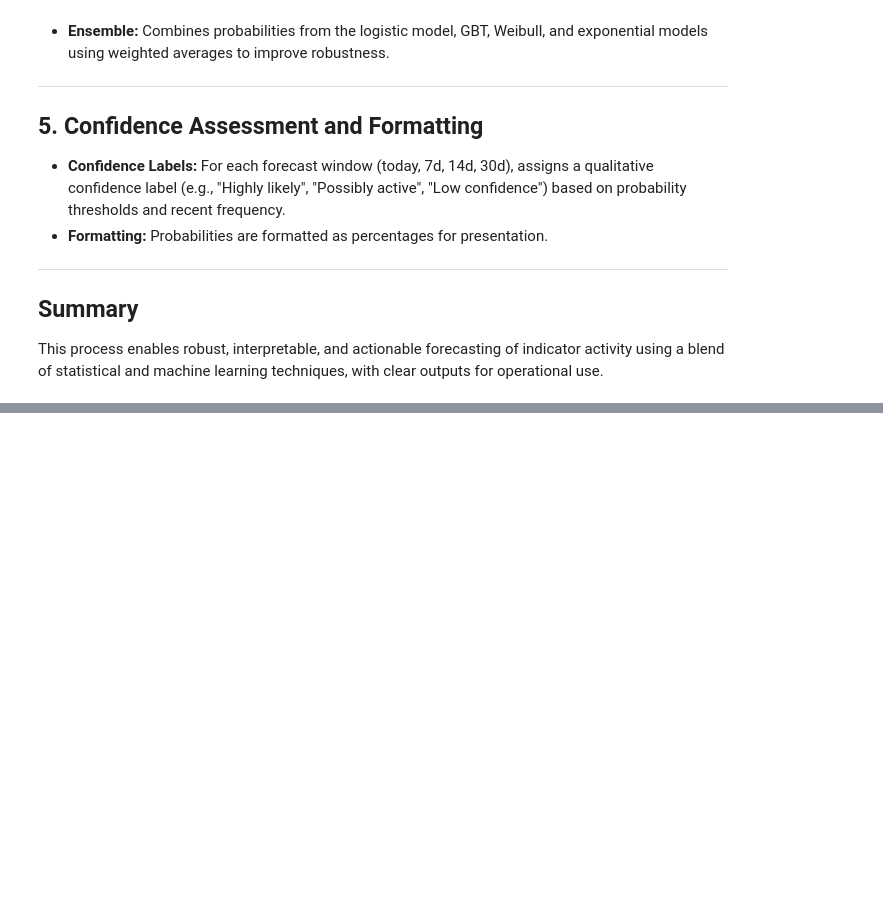
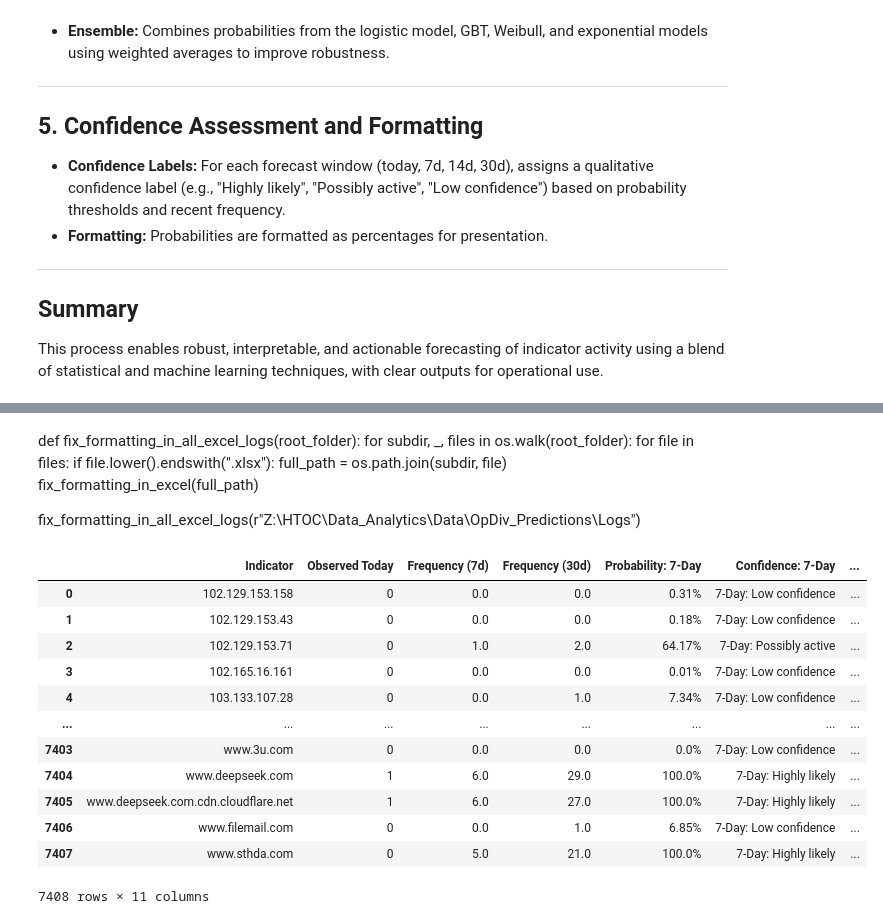
Before and after one commit to jaytlinaskew-OIS/HTOC, a Jupyter notebook: notebooks/observationEventForecasting/NextObservedIndicator.ipynb, the cells around one changed output, grey strips where cells are left out. Cells and saved outputs as stored; diff of their text form; code cells hidden in the pictures; blank space fills up the shorter version.

```diff
--- a/notebooks/observationEventForecasting/NextObservedIndicator.ipynb
+++ b/notebooks/observationEventForecasting/NextObservedIndicator.ipynb
@@ -654,0 +956,64 @@ if __name__ == "__main__":
+# %% [markdown]
+def fix_formatting_in_all_excel_logs(root_folder):
+    for subdir, _, files in os.walk(root_folder):
+        for file in files:
+            if file.lower().endswith(".xlsx"):
+                full_path = os.path.join(subdir, file)
+                fix_formatting_in_excel(full_path)
+
+fix_formatting_in_all_excel_logs(r"Z:\HTOC\Data_Analytics\Data\OpDiv_Predictions\Logs")
+# %%
+import os
+import pandas as pd
+from datetime import datetime
+
+data_path_specific = r'Z:\HTOC\Data_Analytics\Data\OpDiv_Predictions'
+
+def load_all_csvs_from_folders(root_path):
+    """
+    Recursively loads all CSV files from all subfolders under root_path into a single DataFrame.
+    Only includes files whose name ends with today's date in YYYYMMDD format (e.g., 20250616.csv).
+    Excludes folders with titles 'automation scripts', 'Logs', or 'LogsBackup'.
+    Adds a column 'Partner' with the partner name (e.g., 'CDC', 'NIH', etc) inferred from the folder name.
+    Each CSV is expected to have the same structure.
+    """
+    exclude_folders = {'automation scripts', 'Logs', 'LogsBackup'}
+    all_dfs = []
+    today_str = datetime.today().strftime("%Y%m%d")
+    for dirpath, dirnames, filenames in os.walk(root_path):
+        # Exclude directories if any part of the path matches excluded names
+        if any(ex in os.path.normpath(dirpath).split(os.sep) for ex in exclude_folders):
+            continue
+        partner = os.path.basename(dirpath)
+        for fname in filenames:
+            if fname.lower().endswith(f"{today_str}.csv"):
+                fpath = os.path.join(dirpath, fname)
+                try:
+                    df = pd.read_csv(fpath)
+                    df['Partner'] = partner
+                    all_dfs.append(df)
+                except Exception as e:
+                    print(f"Skipping {fpath}: {e}")
+    if all_dfs:
+        return pd.concat(all_dfs, ignore_index=True)
+    else:
+        print("No CSV files found for today.")
+        return pd.DataFrame()
+
+specific_search = load_all_csvs_from_folders(data_path_specific)
+
+display(specific_search)
+# %% [output]
+|  | Indicator | Observed Today | Frequency (7d) | Frequency (30d) | Probability: 7-Day | Confidence: 7-Day | ... |
+| 0 | 102.129.153.158 | 0 | 0.0 | 0.0 | 0.31% | 7-Day: Low confidence | ... |
+| 1 | 102.129.153.43 | 0 | 0.0 | 0.0 | 0.18% | 7-Day: Low confidence | ... |
+| 2 | 102.129.153.71 | 0 | 1.0 | 2.0 | 64.17% | 7-Day: Possibly active | ... |
+| 3 | 102.165.16.161 | 0 | 0.0 | 0.0 | 0.01% | 7-Day: Low confidence | ... |
+| 4 | 103.133.107.28 | 0 | 0.0 | 1.0 | 7.34% | 7-Day: Low confidence | ... |
+| ... | ... | ... | ... | ... | ... | ... | ... |
+| 7403 | www.3u.com | 0 | 0.0 | 0.0 | 0.0% | 7-Day: Low confidence | ... |
+| 7404 | www.deepseek.com | 1 | 6.0 | 29.0 | 100.0% | 7-Day: Highly likely | ... |
+| 7405 | www.deepseek.com.cdn.cloudflare.net | 1 | 6.0 | 27.0 | 100.0% | 7-Day: Highly likely | ... |
+| 7406 | www.filemail.com | 0 | 0.0 | 1.0 | 6.85% | 7-Day: Low confidence | ... |
+| 7407 | www.sthda.com | 0 | 5.0 | 21.0 | 100.0% | 7-Day: Highly likely | ... |
+7408 rows × 11 columns
```
Also changed, not shown: parts of 14 cells of this notebook.
